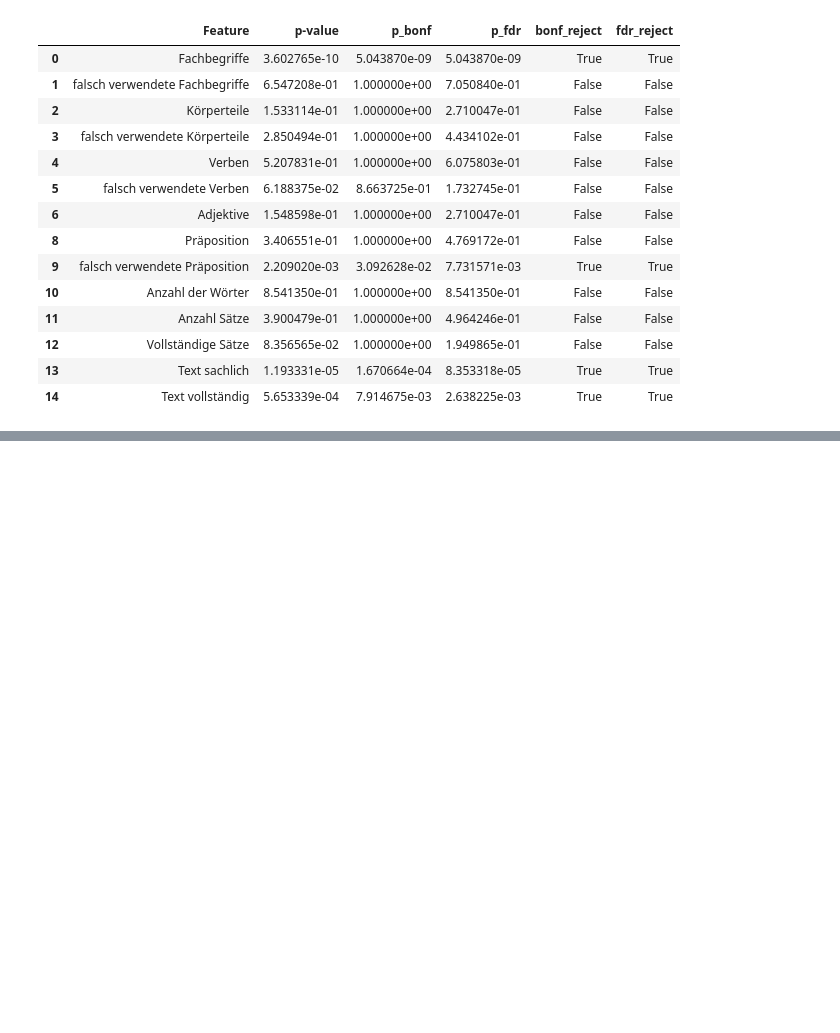
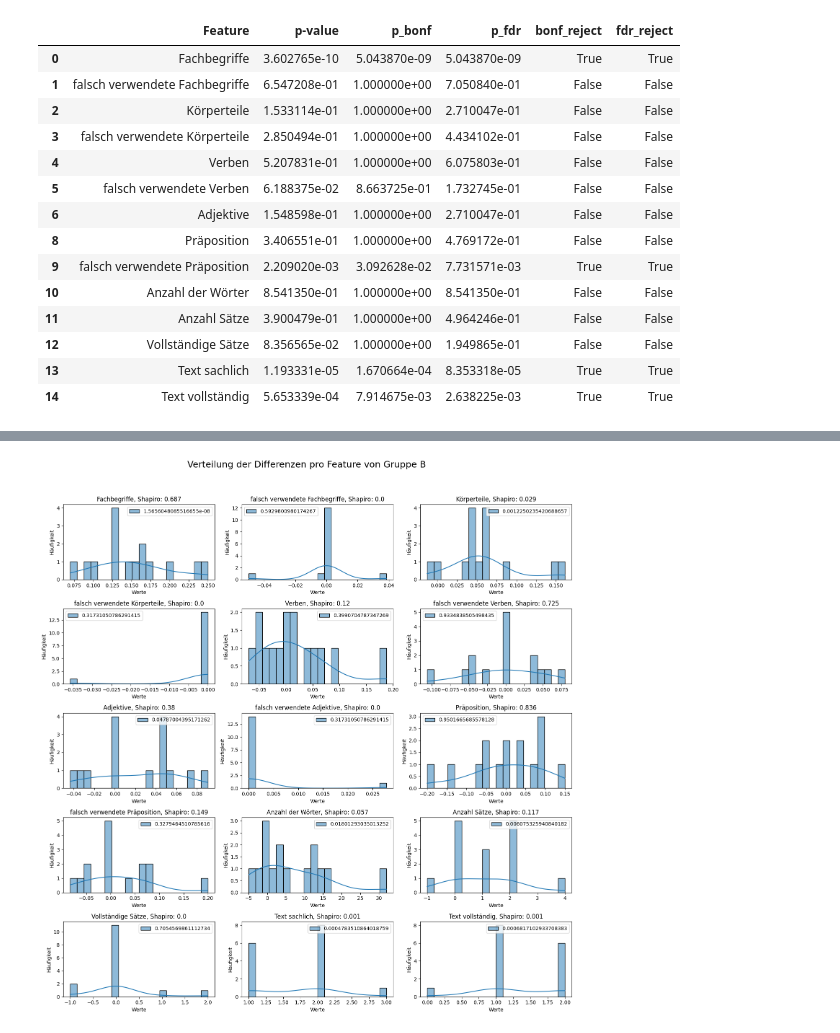
Before and after one commit to pietow/Auswertung, a Jupyter notebook: auswertung.ipynb, the cells around one changed output, grey strips where cells are left out. Saved outputs shown, nothing was run; the diff lists cells and outputs as text; code cells hidden in the pictures; blank space fills up the shorter version.

```diff
--- a/auswertung.ipynb
+++ b/auswertung.ipynb
@@ -185,0 +244,4 @@ p_values
+# %%
+p_values = evaluation(df_spanisch, "Anfang B", "Ende B")
+# %% [output]
+[figure, added]
```
Also changed, not shown: parts of 11 cells of this notebook.
